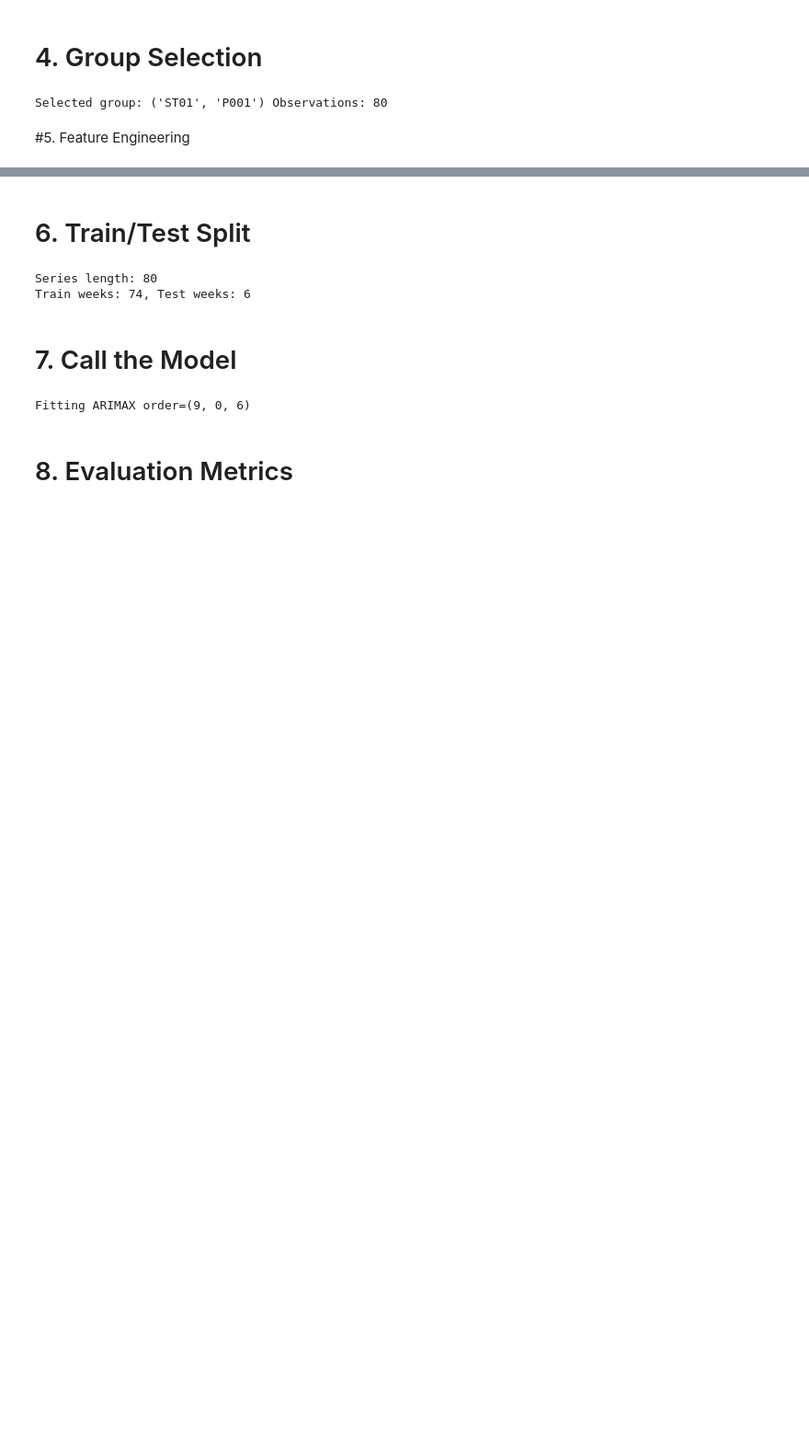
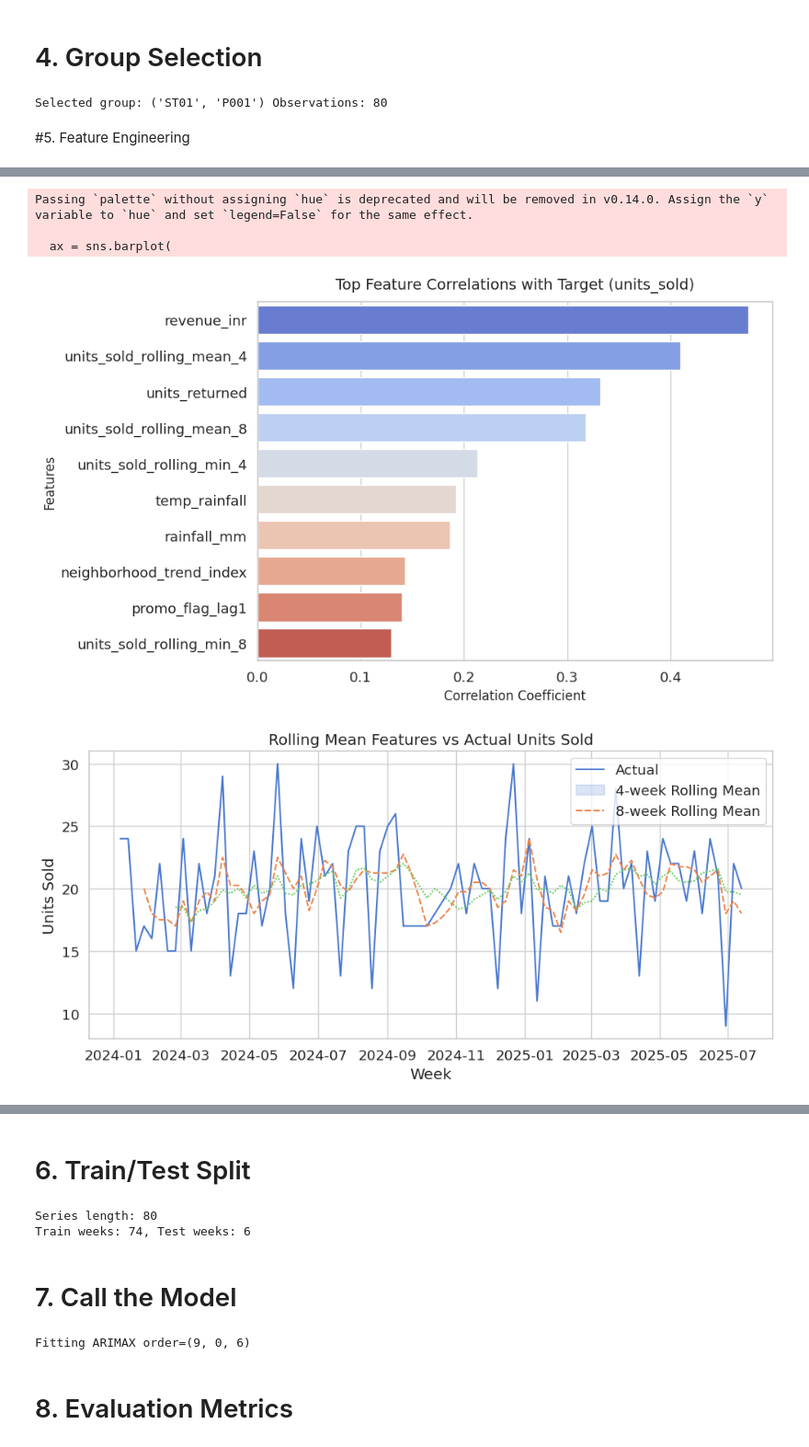
Before and after one commit to sanjaydinesh19/lstm-footwear-analysis, a Jupyter notebook: ARIMAX_Pipeline.ipynb, the cells around one changed output, grey strips where cells are left out. Shown at 92% size. Cells and saved outputs as stored; diff of their text form; code cells hidden in the pictures; blank space fills up the shorter version.

```diff
--- a/ARIMAX_Pipeline.ipynb
+++ b/ARIMAX_Pipeline.ipynb
@@ -219,30 +219,81 @@ gdf = gdf.set_index(DATE_COL)
 print("\nDataFrame after adding lag, rolling, interaction & lagged exog features:")
 print(gdf.head(10))
 print("\nShape:", gdf.shape)
 print("\nNew Columns:", [c for c in gdf.columns if c not in df.columns])
 
 y = gdf[TARGET].asfreq(FREQ)
 
 available_exog = [c for c in BASE_EXOG_VARS + list(gdf.columns) if (c in gdf.columns) and (c != TARGET)]
 
 available_exog = list(dict.fromkeys(available_exog))
 
 X = gdf[available_exog].asfreq(FREQ) if available_exog else None
+
+
+#Visualization
+import seaborn as sns
+import matplotlib.pyplot as plt
+import textwrap
+sns.set(style="whitegrid", palette="muted", font_scale=1.2)
+
+#Bar Plot (Feature Correlation with Target)
+if X is not None:
+    X_numeric = X.select_dtypes(include=['number'])
+    corrs = X_numeric.corrwith(y).dropna().sort_values(ascending=False)
+    top_n = 10
+    corrs = corrs.head(top_n)
+    wrapped_labels = [textwrap.fill(label, width=25) for label in corrs.index]
+    plt.figure(figsize=(10, 6))
+    ax = sns.barplot(
+        x=corrs.values,
+        y=wrapped_labels,
+        orient='h',
+        palette='coolwarm'
+    )
+    plt.title("Top Feature Correlations with Target (units_sold)", fontsize=14, pad=12)
+    plt.xlabel("Correlation Coefficient", fontsize=12)
+    plt.ylabel("Features", fontsize=12)
+    plt.tight_layout()
+    plt.show()
+
+#Line Plot (Rolling Mean vs Actual)
+plt.figure(figsize=(10, 5))
+sns.lineplot(data=gdf[[TARGET, f'{TARGET}_rolling_mean_4', f'{TARGET}_rolling_mean_8']])
+plt.title("Rolling Mean Features vs Actual Units Sold")
+plt.xlabel("Week")
+plt.ylabel("Units Sold")
+plt.legend(["Actual", "4-week Rolling Mean", "8-week Rolling Mean"])
+plt.tight_layout()
+plt.show()
+
+#Pie Plot (Promotion Vs Non Promotion Weeks)
+if 'promo_flag' in gdf.columns:
+    plt.figure(figsize=(5, 5))
+    promo_counts = gdf['promo_flag'].value_counts()
+    plt.pie(promo_counts, labels=["No Promo", "Promo"], autopct='%1.1f%%', colors=['#66b3ff', '#99ff99'])
+    plt.title("Promo vs Non-Promo Weeks")
+    plt.tight_layout()
+    plt.show()
 # %% [output]
 DataFrame after adding lag, rolling, interaction & lagged exog features:
               store_id product_id  units_sold  units_returned  unit_price_inr  \
 week_end_date
 2024-01-07        ST01       P001          24               2            2038
 2024-01-14        ST01       P001          24               1            3411
 2024-01-21        ST01       P001          15               3            1387
 2024-01-28        ST01       P001          17               1            3882
 2024-02-04        ST01       P001          16               1            3237
 2024-02-11        ST01       P001          22               1            3280
 2024-02-18        ST01       P001          15               3            3989
 2024-02-25        ST01       P001          15               1            3320
 2024-03-03        ST01       P001          24               1            1932
 ... (81 lines left out)
 
 Shape: (80, 41)
 
 New Columns: ['units_sold_lag1', 'units_sold_lag2', 'units_sold_lag4', 'units_sold_lag8', 'units_sold_rolling_mean_4', 'units_sold_rolling_std_4', 'units_sold_rolling_min_4', 'units_sold_rolling_max_4 ...
+Passing `palette` without assigning `hue` is deprecated and will be removed in v0.14.0. Assign the `y` variable to `hue` and set `legend=False` for the same effect.
+
+  ax = sns.barplot(
+[figure, added]
+[figure, added]
```
Also changed, not shown: parts of 3 cells of this notebook.
